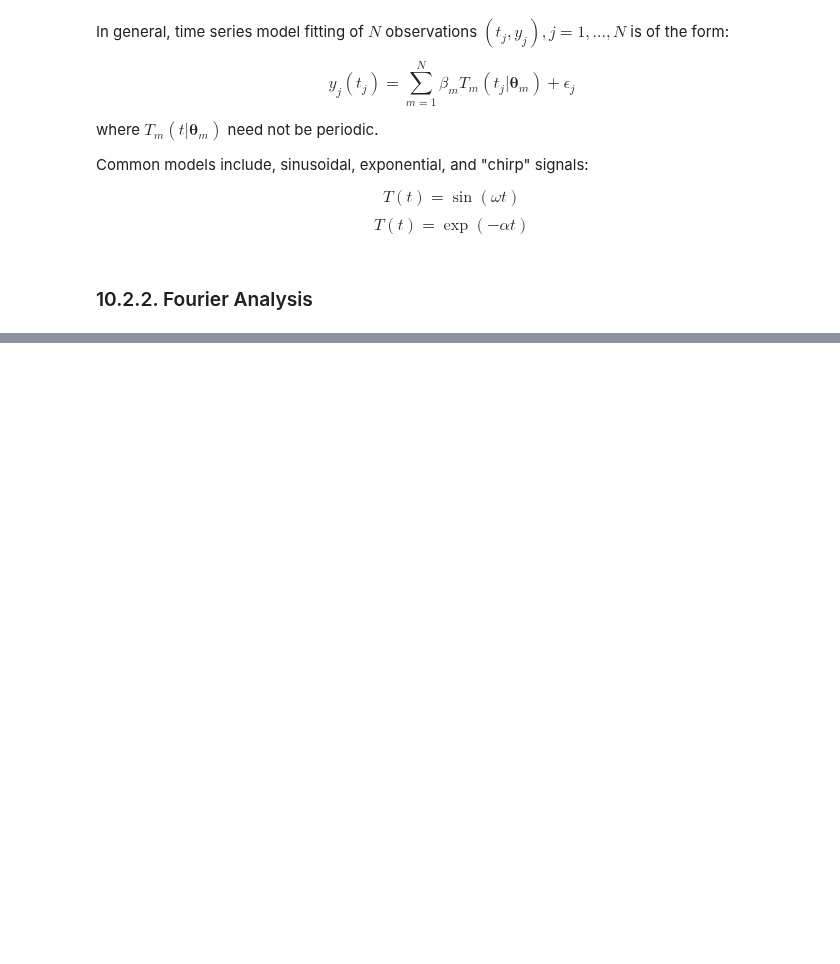
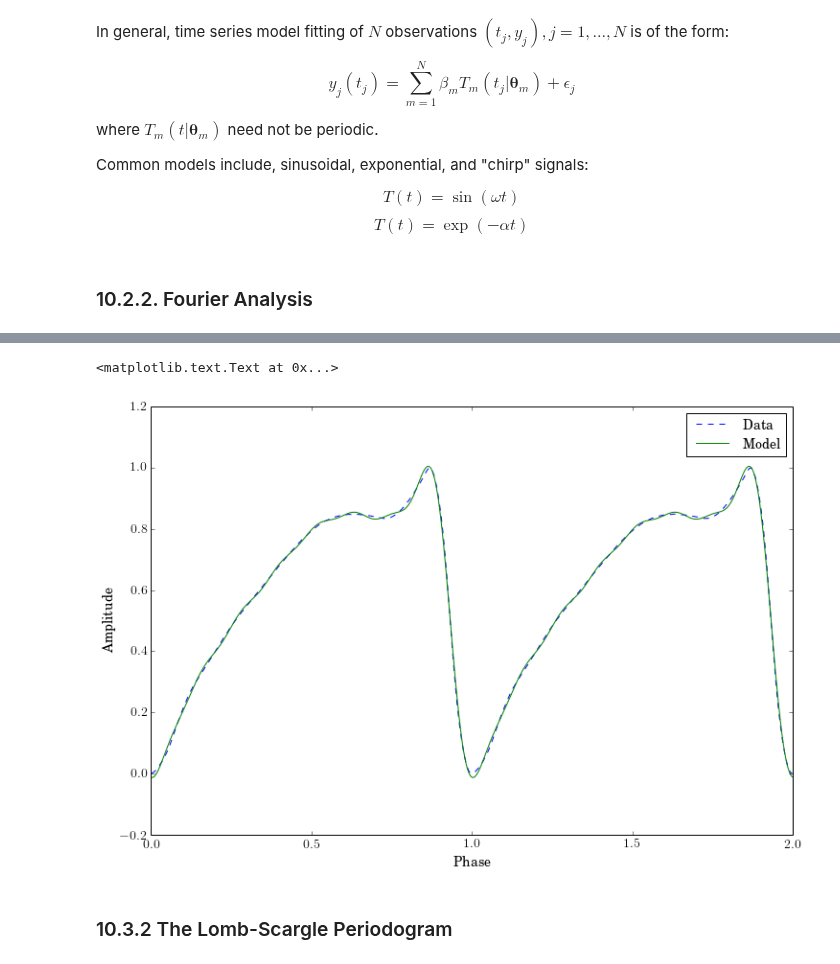
Before and after one commit to YastroML/YastroML, a Jupyter notebook: Session19_141029/Ch10_TimeSeries.ipynb, the cells around one changed output, grey strips where cells are left out. Drawn from its saved outputs; the diff is of its cells as text; code cells hidden in the pictures; blank space fills up the shorter version.

```diff
--- a/Session19_141029/Ch10_TimeSeries.ipynb
+++ b/Session19_141029/Ch10_TimeSeries.ipynb
@@ -64,0 +119,15 @@ $$T(t) = \exp{(-\alpha t)}$$
+# %%
+y_fft[k + 1:-k] = 0
+# %%
+y_fit = fftpack.ifft(y_fft).real
+# %%
+plt.plot(np.concatenate([x, 1+x]), np.concatenate([y, y]), '--', label='Data')
+plt.plot(np.concatenate([x, 1+x]), np.concatenate([y_fit, y_fit]), label='Model')
+plt.legend(loc='best')
+plt.xlabel('Phase')
+plt.ylabel('Amplitude')
+# %% [output]
+<matplotlib.text.Text at 0x...>
+[figure, added]
+# %% [markdown]
+### 10.3.2 The Lomb-Scargle Periodogram
```
Also changed, not shown: parts of 19 cells of this notebook.
